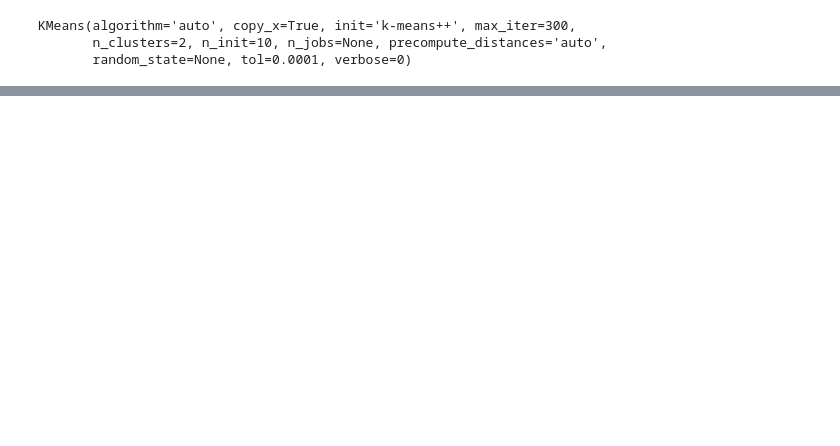
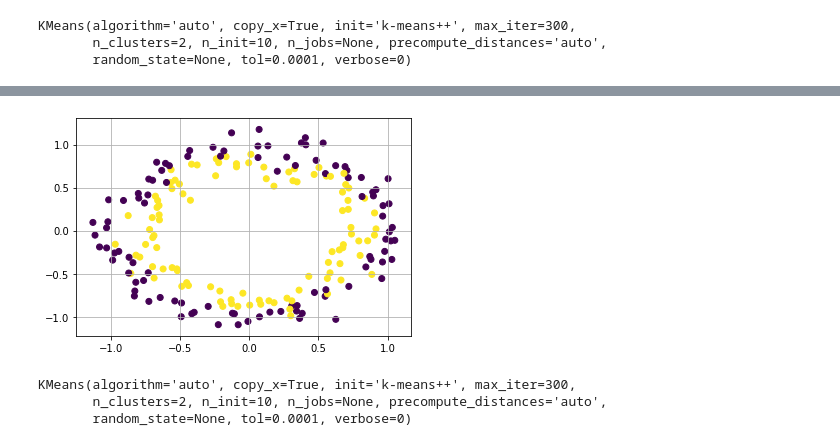
Before and after one commit to JayantGoel001/K-Means, a Jupyter notebook: K_means can still fail.ipynb, the cells around one changed output, grey strips where cells are left out. Saved outputs shown, nothing was run; the diff lists cells and outputs as text; code cells hidden in the pictures; blank space fills up the shorter version.

```diff
--- a/K_means can still fail.ipynb
+++ b/K_means can still fail.ipynb
@@ -27,0 +30,15 @@ plt.show()
+# %%
+X,y = make_circles(n_samples=200,noise=0.1)
+# %%
+plt.scatter(X[:,0],X[:,1],c=y)
+plt.grid()
+plt.show()
+# %% [output]
+[figure, added]
+# %%
+model = KMeans(n_clusters=2)
+model.fit(X)
+# %% [output]
+KMeans(algorithm='auto', copy_x=True, init='k-means++', max_iter=300,
+       n_clusters=2, n_init=10, n_jobs=None, precompute_distances='auto',
+       random_state=None, tol=0.0001, verbose=0)
```
Also changed, not shown: parts of 4 cells of this notebook.
